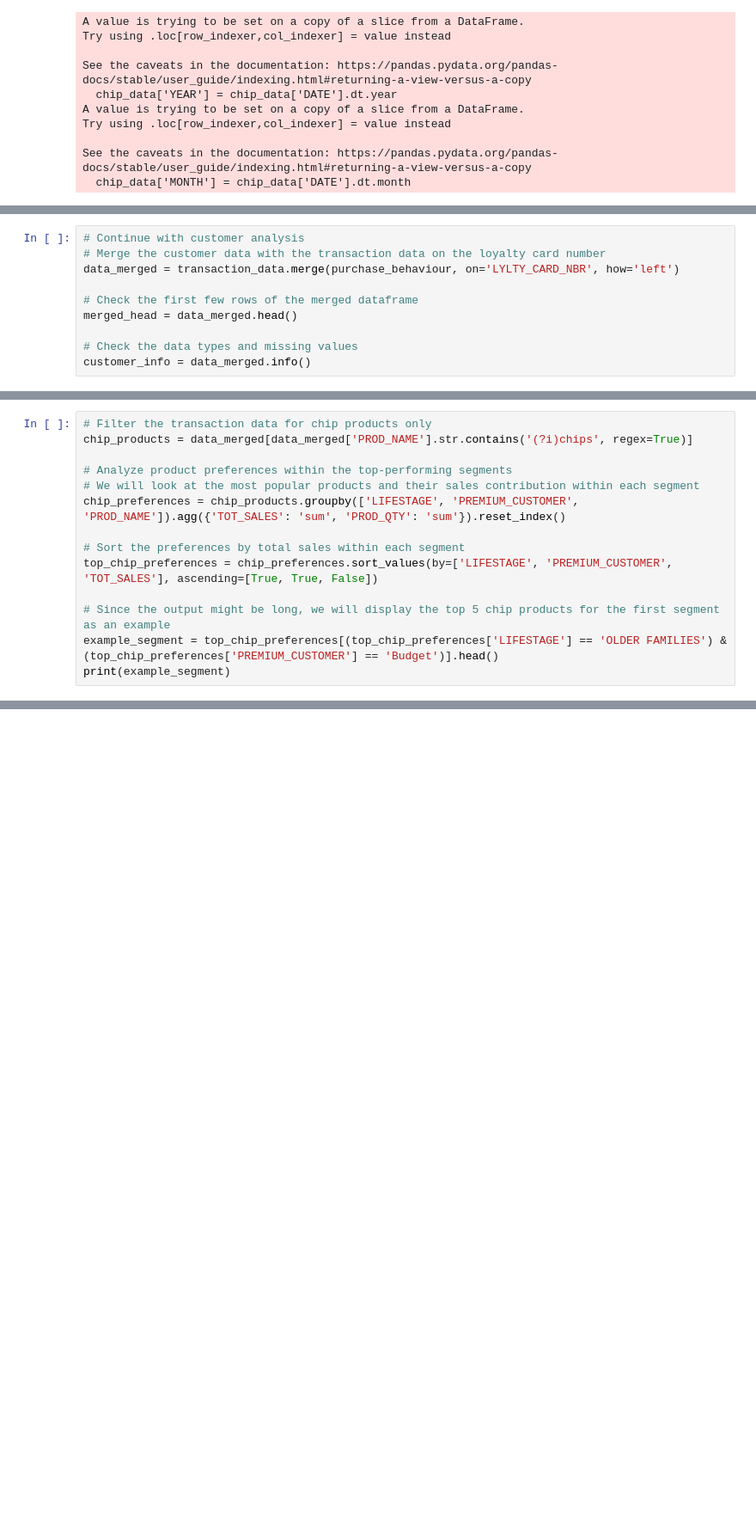
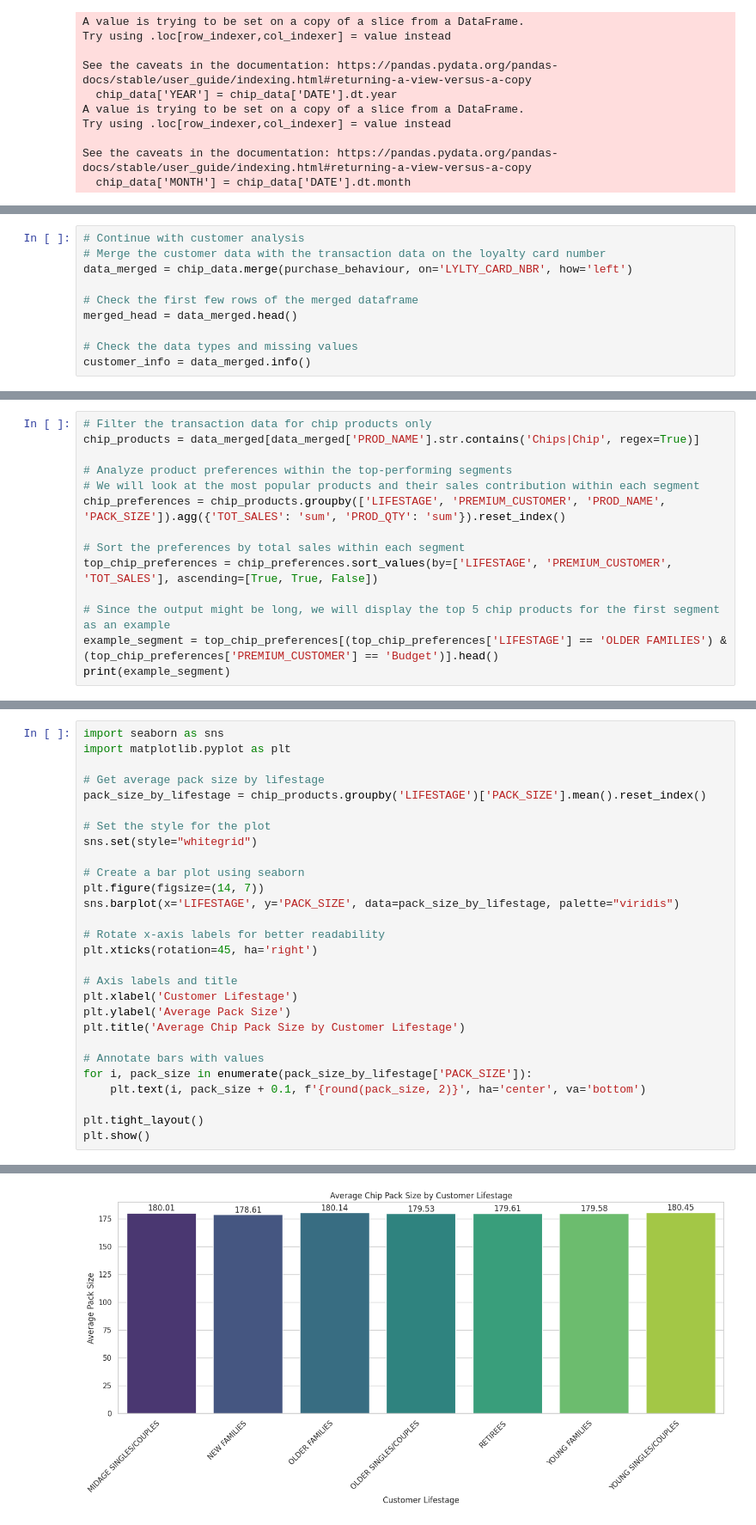
Before and after one commit to muhammad-zulfikar/quantium, a Jupyter notebook: quantium_task1.ipynb, the cells around one changed output, grey strips where cells are left out. Shown at 86% size. Saved outputs shown, nothing was run; the diff lists cells and outputs as text; blank space fills up the shorter version.

```diff
--- a/quantium_task1.ipynb
+++ b/quantium_task1.ipynb
@@ -203,7 +203,7 @@ brand_performance_sorted.head()
 # %%
 # Continue with customer analysis
 # Merge the customer data with the transaction data on the loyalty card number
-data_merged = transaction_data.merge(purchase_behaviour, on='LYLTY_CARD_NBR', how='left')
+data_merged = chip_data.merge(purchase_behaviour, on='LYLTY_CARD_NBR', how='left')
 
 # Check the first few rows of the merged dataframe
 merged_head = data_merged.head()
@@ -264,10 +264,10 @@ print(top_quantity_segments)
 # %%
 # Filter the transaction data for chip products only
-chip_products = data_merged[data_merged['PROD_NAME'].str.contains('(?i)chips', regex=True)]
+chip_products = data_merged[data_merged['PROD_NAME'].str.contains('Chips|Chip', regex=True)]
 
 # Analyze product preferences within the top-performing segments
 # We will look at the most popular products and their sales contribution within each segment
-chip_preferences = chip_products.groupby(['LIFESTAGE', 'PREMIUM_CUSTOMER', 'PROD_NAME']).agg({'TOT_SALES': 'sum', 'PROD_QTY': 'sum'}).reset_index()
+chip_preferences = chip_products.groupby(['LIFESTAGE', 'PREMIUM_CUSTOMER', 'PROD_NAME', 'PACK_SIZE']).agg({'TOT_SALES': 'sum', 'PROD_QTY': 'sum'}).reset_index()
 
 # Sort the preferences by total sales within each segment
 top_chip_preferences = chip_preferences.sort_values(by=['LIFESTAGE', 'PREMIUM_CUSTOMER', 'TOT_SALES'], ascending=[True, True, False])
@@ -327,0 +328,29 @@ Cobs Popd Sea Salt  Chips 110g                543.4       143
+# %%
+import seaborn as sns
+import matplotlib.pyplot as plt
+
+# Get average pack size by lifestage
+pack_size_by_lifestage = chip_products.groupby('LIFESTAGE')['PACK_SIZE'].mean().reset_index()
+
+# Set the style for the plot
+sns.set(style="whitegrid")
+
+# Create a bar plot using seaborn
+plt.figure(figsize=(14, 7))
+sns.barplot(x='LIFESTAGE', y='PACK_SIZE', data=pack_size_by_lifestage, palette="viridis")
+
+# Rotate x-axis labels for better readability
+plt.xticks(rotation=45, ha='right')
+
+# Axis labels and title
+plt.xlabel('Customer Lifestage')
+plt.ylabel('Average Pack Size')
+plt.title('Average Chip Pack Size by Customer Lifestage')
+
+# Annotate bars with values
+for i, pack_size in enumerate(pack_size_by_lifestage['PACK_SIZE']):
+    plt.text(i, pack_size + 0.1, f'{round(pack_size, 2)}', ha='center', va='bottom')
+
+plt.tight_layout()
+plt.show()
+# %% [output]
@@ -327,0 +360 @@ Cobs Popd Sea Salt  Chips 110g                543.4       143
+[figure, added]
```
Also changed, not shown: parts of 9 cells of this notebook, 4 other files.
